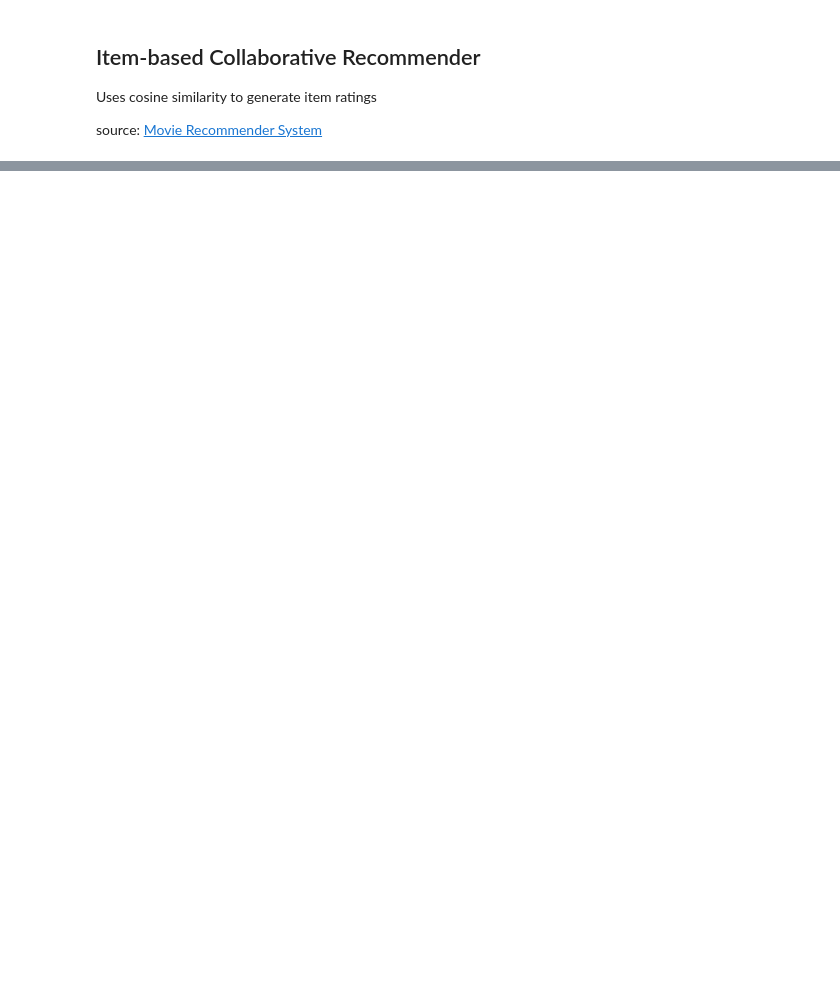
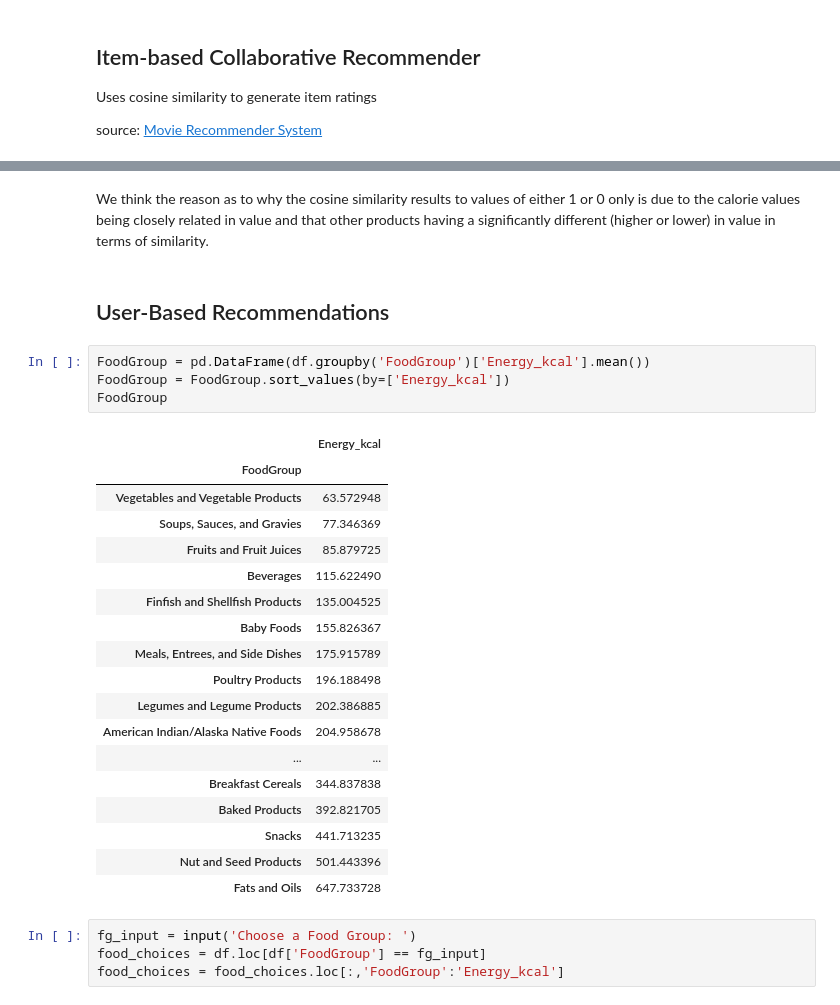
Before and after one commit to rjPajaro/Pattern-Recognition-Projects, a Jupyter notebook: diet_recognition_system/A1_G6.ipynb, the cells around one changed output, grey strips where cells are left out. Cells and saved outputs as stored; diff of their text form; blank space fills up the shorter version.

```diff
--- a/diet_recognition_system/A1_G6.ipynb
+++ b/diet_recognition_system/A1_G6.ipynb
@@ -216,0 +199,31 @@ Here's a list of recommended food based on the calorie intake you need per 100g
+# %% [markdown]
+We think the reason as to why the cosine similarity results to values of either 1 or 0 only is due to the calorie values being closely related in value and that other products having a significantly different (higher or lower) in value in terms of similarity.
+# %% [markdown]
+## User-Based Recommendations
+# %%
+FoodGroup = pd.DataFrame(df.groupby('FoodGroup')['Energy_kcal'].mean())
+FoodGroup = FoodGroup.sort_values(by=['Energy_kcal'])
+FoodGroup
+# %% [output]
+|  | Energy_kcal |
+| FoodGroup |  |
+| Vegetables and Vegetable Products | 63.572948 |
+| Soups, Sauces, and Gravies | 77.346369 |
+| Fruits and Fruit Juices | 85.879725 |
+| Beverages | 115.622490 |
+| Finfish and Shellfish Products | 135.004525 |
+| Baby Foods | 155.826367 |
+| Meals, Entrees, and Side Dishes | 175.915789 |
+| Poultry Products | 196.188498 |
+| Legumes and Legume Products | 202.386885 |
+| American Indian/Alaska Native Foods | 204.958678 |
+| ... | ... |
+| Breakfast Cereals | 344.837838 |
+| Baked Products | 392.821705 |
+| Snacks | 441.713235 |
+| Nut and Seed Products | 501.443396 |
+| Fats and Oils | 647.733728 |
+# %%
+fg_input = input('Choose a Food Group: ')
+food_choices = df.loc[df['FoodGroup'] == fg_input]
+food_choices = food_choices.loc[:,'FoodGroup':'Energy_kcal']
```
Also changed, not shown: parts of 7 cells of this notebook.
